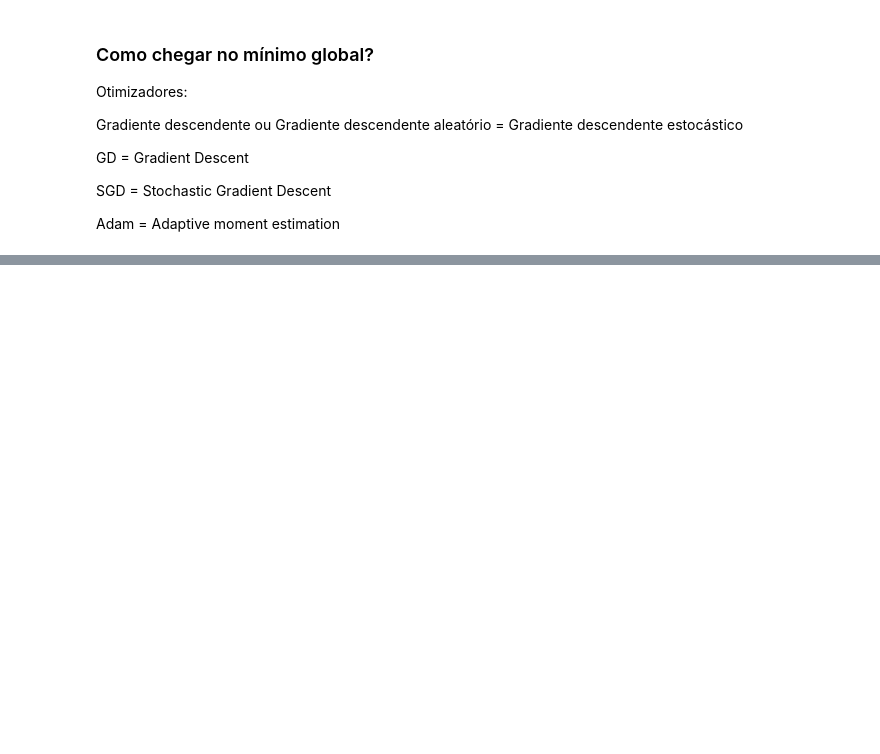
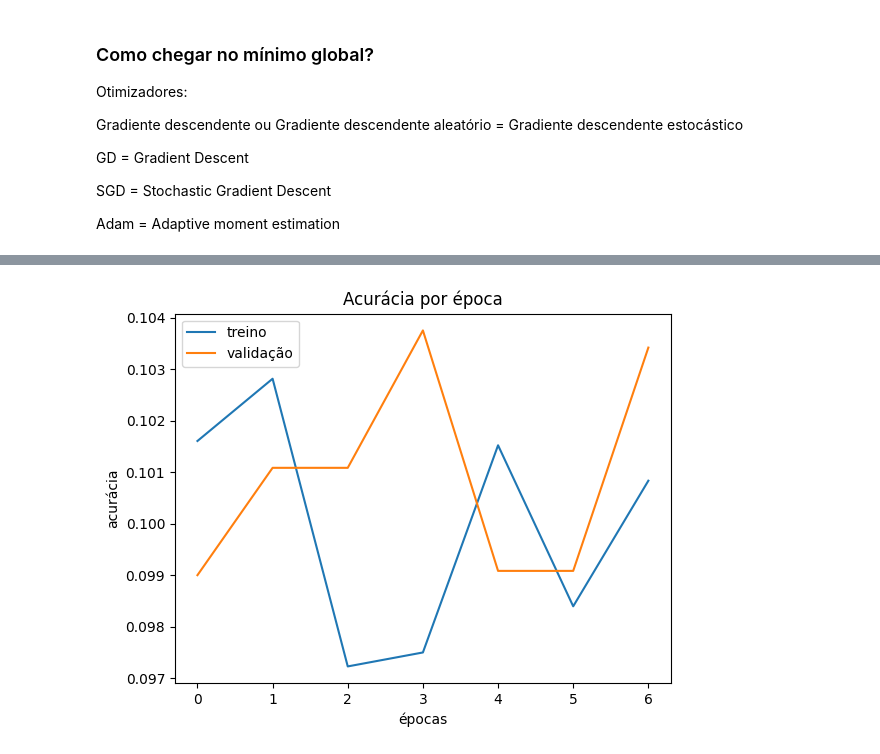
Before and after one commit to C3P0gan/Tutorials, a Jupyter notebook: Alura/Formacao_Machine_Learning_Avancada/Deep_Learning_parte_2_Keras/modelo.ipynb, the cells around one changed output, grey strips where cells are left out. Cells and saved outputs as stored; diff of their text form; code cells hidden in the pictures; blank space fills up the shorter version.

```diff
--- a/Alura/Formacao_Machine_Learning_Avancada/Deep_Learning_parte_2_Keras/modelo.ipynb
+++ b/Alura/Formacao_Machine_Learning_Avancada/Deep_Learning_parte_2_Keras/modelo.ipynb
@@ -453,0 +450,4 @@ Adam = Adaptive moment estimation
+# %%
+plot_accuracy()
+# %% [output]
+[figure, added]
```
Also changed, not shown: parts of 22 cells of this notebook, 1 other file.
